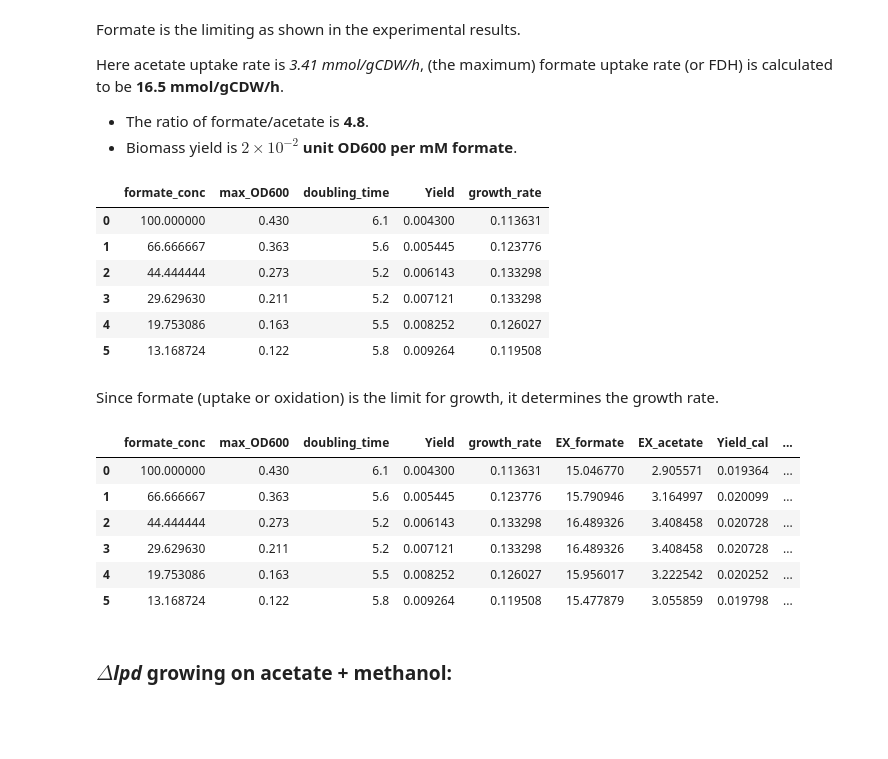
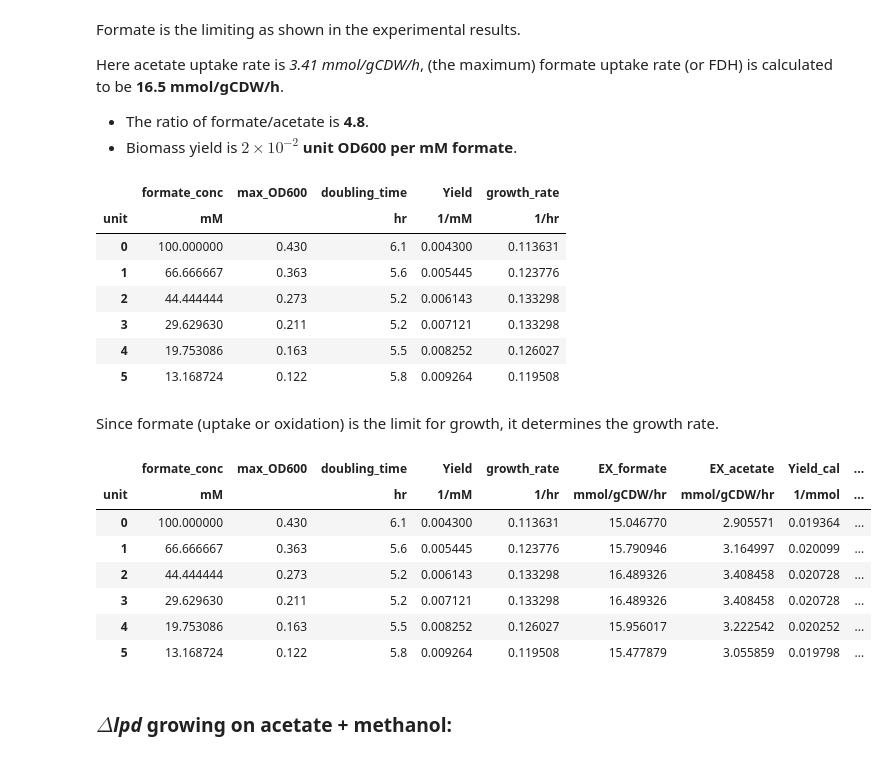
Before and after one commit to he-hai/PubSuppl, a Jupyter notebook: 2020_Energy_Auxotroph/LPD_FBA.ipynb, the cells around one changed output. Cells and saved outputs as stored; diff of their text form; code cells hidden in the pictures; blank space fills up the shorter version.

```diff
--- a/2020_Energy_Auxotroph/LPD_FBA.ipynb
+++ b/2020_Energy_Auxotroph/LPD_FBA.ipynb
@@ -143,8 +155,6 @@ with model_FDH as m:
     cobra.flux_analysis.pfba(m)
     m.summary()
     flux2file(m,'biomass_for_1','lpd_core')
-    print('\n','* - * - *')
-    m.metabolites.for_c.summary()
 # %% [output]
 IN FLUXES     OUT FLUXES    OBJECTIVES
 ------------  ------------  ----------------------
@@ -231,7 +236,7 @@ Using BionNumber [109836](https://bionumbers.hms.harvard.edu/bionumber.aspx?s=n&
 
 **Assuming all the limiting substrates are consumed in the experiments**
 # %%
-OD2Y = 0.39  # gCDW/L per one unit OD600 culture
+OD2Y = Q_(0.39,'gCDW')
 # %% [markdown]
 ### _$\Delta$lpd_ growing on acetate + formate:
 For the _$\Delta$lpd_ strain grows on 20 mM acetate and formate:
@@ -247,19 +252,18 @@ for rxn in model_FDH.exchanges:
 model_FDH.reactions.EX_co2_e.bounds = (-1000, 1000)
 
 with model_FDH as m:
-    gr = np.log(2) / 5.2  # 20 mM ac + 44 mM formate, the highest growth rate
-    m.reactions.EX_ac_e.lower_bound = -13
-    m.reactions.BIOMASS_Ecoli_core_w_GAM.bounds = (gr, gr)
+    gr = np.log(2) / Q_(5.2,'hr')  # 20 mM ac + 44 mM formate, the highest growth rate
+    m.reactions.EX_ac_e.lower_bound = - AcUp.magnitude
+    m.reactions.BIOMASS_Ecoli_core_w_GAM.bounds = (gr.magnitude, gr.magnitude)
     m.reactions.EX_for_e.lower_bound = -1000
     m.objective = {m.reactions.EX_for_e: -1}
     m.objective_direction = 'min'
     cobra.flux_analysis.pfba(m)
     m.summary()
-    for_up = m.objective.value
+    for_up = Q_(m.objective.value,'mmol/gCDW/hr')
     flux2file(m,'biomass_for_4','lpd_core')
 
-print('\n', '* - * - *')
-print(f'Yield is {gr/for_up/OD2Y: 0.1e} unit OD600 per mM formate')
+print(f'Yield is {(gr/for_up/OD2Y).magnitude:.1e} unit OD600 per mM formate')
 # %% [output]
 IN FLUXES      OUT FLUXES    OBJECTIVES
 -------------  ------------  --------------
@@ -280,16 +282,18 @@ Here acetate uptake rate is _3.41 mmol/gCDW/h_, (the maximum) formate uptake rat
 * Biomass yield is **$ 2 \times{10 ^ {-2}}$ unit OD600 per mM formate**.
 # %%
 growth_for = pd.DataFrame({
-    'formate_conc': np.logspace(0,5,6,base=1/1.5)*100,
-    'max_OD600': np.array([0.43,0.363,0.273,0.211,0.163,0.122]),
-    'doubling_time': np.array([6.1,5.6,5.2,5.2,5.5,5.8])
+    'formate_conc': PA_(np.logspace(0,5,6,base=1/1.5)*100, dtype='mM'),
+    'max_OD600': PA_([0.43,0.363,0.273,0.211,0.163,0.122],dtype=''),
+    'doubling_time': PA_([6.1,5.6,5.2,5.2,5.5,5.8], dtype='hr')
 })
 
 growth_for['Yield'] = growth_for['max_OD600'] / growth_for['formate_conc']    # unit OD600 per mM formate
-growth_for['growth_rate'] = np.log(2) / growth_for['doubling_time']
-growth_for
+# growth_for['growth_rate'] = PA_(np.full(len(growth_for),np.log(2)),dtype='') / growth_for['doubling_time']
+growth_for['growth_rate'] = PA_(np.full(len(growth_for),np.log(2)),dtype='') / growth_for['doubling_time']
+growth_for.pint.dequantify()
 # %% [output]
 |  | formate_conc | max_OD600 | doubling_time | Yield | growth_rate |
+| unit | mM |  | hr | 1/mM | 1/hr |
 | 0 | 100.000000 | 0.430 | 6.1 | 0.004300 | 0.113631 |
 | 1 | 66.666667 | 0.363 | 5.6 | 0.005445 | 0.123776 |
 | 2 | 44.444444 | 0.273 | 5.2 | 0.006143 | 0.133298 |
@@ -299,24 +303,31 @@ growth_for
 # %% [markdown]
 Since formate (uptake or oxidation) is the limit for growth, it determines the growth rate.
 # %%
+formate = []
+ac = []
+
 with model_FDH as m:
-    m.reactions.EX_ac_e.lower_bound = -13  # uptake rate, in mmol/gCDW/h
+    m.reactions.EX_ac_e.lower_bound = - AcUp.magnitude  # uptake rate, in mmol/gCDW/h
     m.reactions.EX_for_e.lower_bound = -1000
     m.objective = {m.reactions.EX_for_e: -1}
     m.objective_direction = 'min'
     for i in range(len(growth_for['growth_rate'])):
         gr = growth_for.loc[i, 'growth_rate']
-        m.reactions.BIOMASS_Ecoli_core_w_GAM.bounds = (gr, gr)
+        m.reactions.BIOMASS_Ecoli_core_w_GAM.bounds = (gr.magnitude, gr.magnitude)
         cobra.flux_analysis.pfba(m)
-        growth_for.loc[i, 'EX_formate'] = abs(m.reactions.EX_for_e.flux)
-        growth_for.loc[i, 'EX_acetate'] = abs(m.reactions.EX_ac_e.flux)
+        formate.append(abs(m.reactions.EX_for_e.flux))
+        ac.append(abs(m.reactions.EX_ac_e.flux))
 
-growth_for['Yield_cal'] = growth_for['growth_rate']/growth_for['EX_formate'] / OD2Y  # unit OD600 per mM formate
+growth_for['EX_formate'] = PA_(formate, dtype='mmol/gCDW/hr')
+growth_for['EX_acetate'] = PA_(ac, dtype='mmol/gCDW/hr')
+
+growth_for['Yield_cal'] = growth_for['growth_rate'] / growth_for['EX_formate'] / OD2Y  # unit OD600 per mM formate
 growth_for['for/ac'] = growth_for['EX_formate'] / growth_for['EX_acetate']
 
-growth_for
+growth_for.pint.dequantify()
 # %% [output]
 |  | formate_conc | max_OD600 | doubling_time | Yield | growth_rate | EX_formate | EX_acetate | Yield_cal | ... |
+| unit | mM |  | hr | 1/mM | 1/hr | mmol/gCDW/hr | mmol/gCDW/hr | 1/mmol | ... |
 | 0 | 100.000000 | 0.430 | 6.1 | 0.004300 | 0.113631 | 15.046770 | 2.905571 | 0.019364 | ... |
 | 1 | 66.666667 | 0.363 | 5.6 | 0.005445 | 0.123776 | 15.790946 | 3.164997 | 0.020099 | ... |
 | 2 | 44.444444 | 0.273 | 5.2 | 0.006143 | 0.133298 | 16.489326 | 3.408458 | 0.020728 | ... |
```
Also changed, not shown: parts of 12 cells of this notebook.
